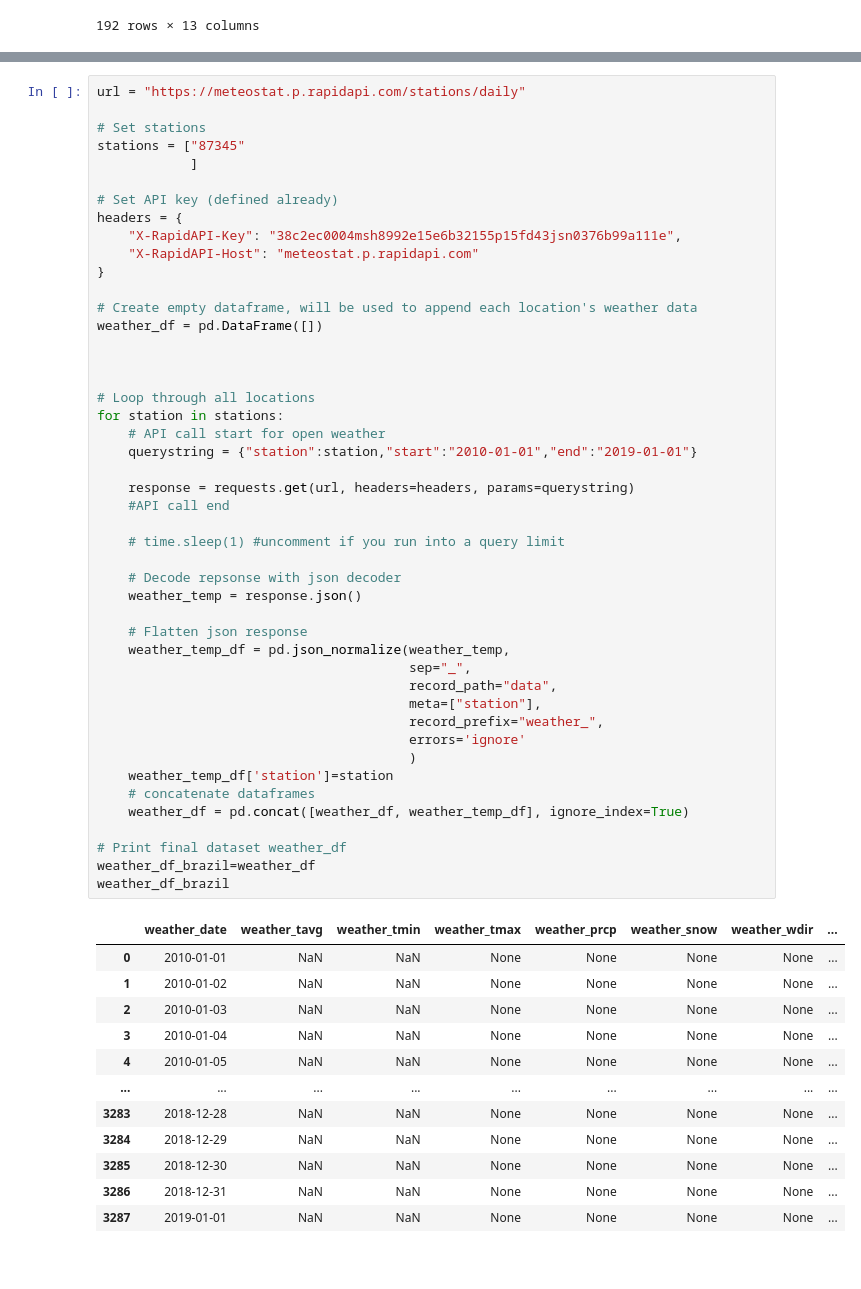
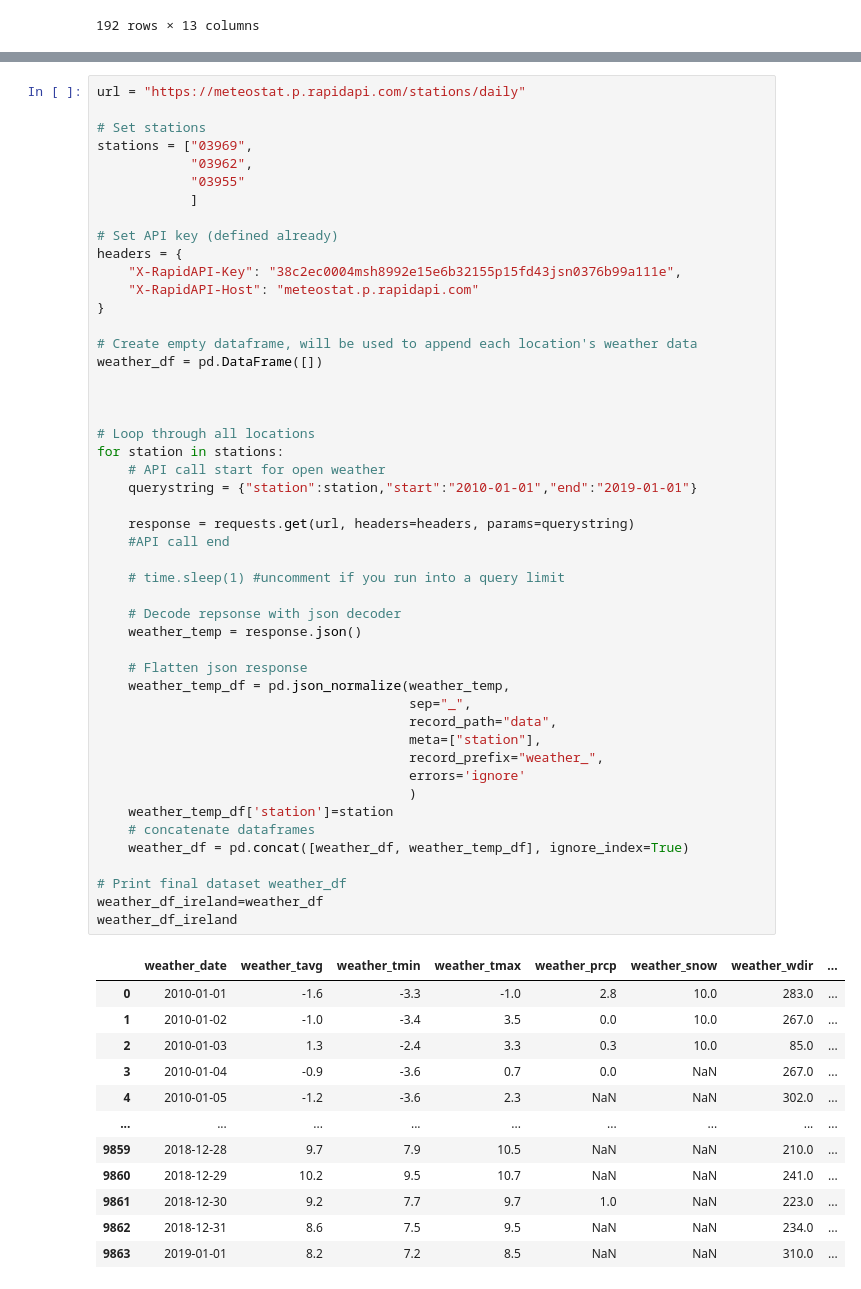
Before and after one commit to ElnazSaeidi/capstone-project-AEJS, a Jupyter notebook: Ella.ipynb, the cells around one changed output, grey strips where cells are left out. Cells and saved outputs as stored; diff of their text form.

```diff
--- a/Ella.ipynb
+++ b/Ella.ipynb
@@ -190,7 +190,9 @@ weather_df_Switzerland
 url = "https://meteostat.p.rapidapi.com/stations/daily"
 
 # Set stations
-stations = ["87345"
+stations = ["03969",
+            "03962",
+            "03955"
             ]
 
 # Set API key (defined already)
@@ -205,43 +207,43 @@ weather_df = pd.DataFrame([])
 
 
 # Loop through all locations
 for station in stations:
     # API call start for open weather
     querystring = {"station":station,"start":"2010-01-01","end":"2019-01-01"}
 
     response = requests.get(url, headers=headers, params=querystring)
     #API call end
 
     # time.sleep(1) #uncomment if you run into a query limit
 
     # Decode repsonse with json decoder
     weather_temp = response.json()
 
     # Flatten json response
     weather_temp_df = pd.json_normalize(weather_temp,
                                         sep="_",
                                         record_path="data",
                                         meta=["station"],
                                         record_prefix="weather_",
                                         errors='ignore'
                                         )
     weather_temp_df['station']=station
     # concatenate dataframes
     weather_df = pd.concat([weather_df, weather_temp_df], ignore_index=True)
 
 # Print final dataset weather_df
-weather_df_brazil=weather_df
-weather_df_brazil
+weather_df_ireland=weather_df
+weather_df_ireland
 # %% [output]
 |  | weather_date | weather_tavg | weather_tmin | weather_tmax | weather_prcp | weather_snow | weather_wdir | ... |
-| 0 | 2010-01-01 | NaN | NaN | None | None | None | None | ... |
-| 1 | 2010-01-02 | NaN | NaN | None | None | None | None | ... |
-| 2 | 2010-01-03 | NaN | NaN | None | None | None | None | ... |
-| 3 | 2010-01-04 | NaN | NaN | None | None | None | None | ... |
-| 4 | 2010-01-05 | NaN | NaN | None | None | None | None | ... |
+| 0 | 2010-01-01 | -1.6 | -3.3 | -1.0 | 2.8 | 10.0 | 283.0 | ... |
+| 1 | 2010-01-02 | -1.0 | -3.4 | 3.5 | 0.0 | 10.0 | 267.0 | ... |
+| 2 | 2010-01-03 | 1.3 | -2.4 | 3.3 | 0.3 | 10.0 | 85.0 | ... |
+| 3 | 2010-01-04 | -0.9 | -3.6 | 0.7 | 0.0 | NaN | 267.0 | ... |
+| 4 | 2010-01-05 | -1.2 | -3.6 | 2.3 | NaN | NaN | 302.0 | ... |
 | ... | ... | ... | ... | ... | ... | ... | ... | ... |
-| 3283 | 2018-12-28 | NaN | NaN | None | None | None | None | ... |
-| 3284 | 2018-12-29 | NaN | NaN | None | None | None | None | ... |
-| 3285 | 2018-12-30 | NaN | NaN | None | None | None | None | ... |
-| 3286 | 2018-12-31 | NaN | NaN | None | None | None | None | ... |
-| 3287 | 2019-01-01 | NaN | NaN | None | None | None | None | ... |
+| 9859 | 2018-12-28 | 9.7 | 7.9 | 10.5 | NaN | NaN | 210.0 | ... |
+| 9860 | 2018-12-29 | 10.2 | 9.5 | 10.7 | NaN | NaN | 241.0 | ... |
+| 9861 | 2018-12-30 | 9.2 | 7.7 | 9.7 | 1.0 | NaN | 223.0 | ... |
+| 9862 | 2018-12-31 | 8.6 | 7.5 | 9.5 | NaN | NaN | 234.0 | ... |
+| 9863 | 2019-01-01 | 8.2 | 7.2 | 8.5 | NaN | NaN | 310.0 | ... |
```
Also changed, not shown: parts of 4 cells of this notebook.
